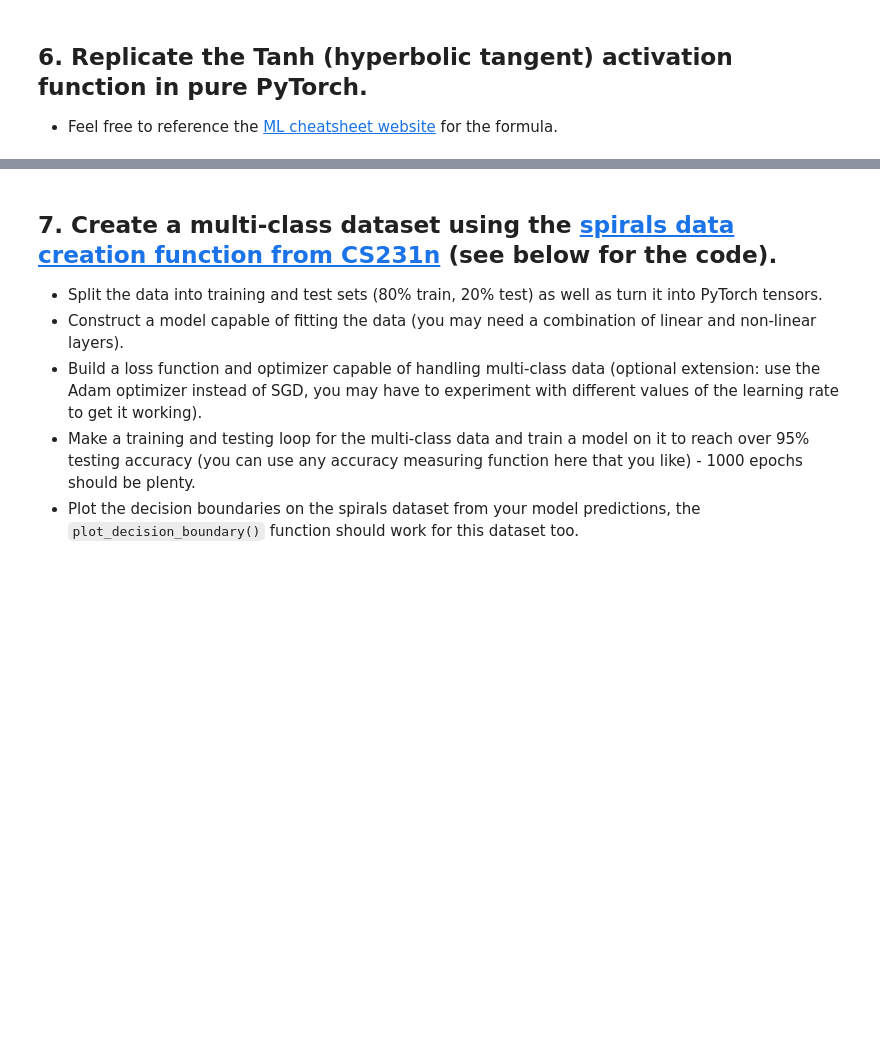
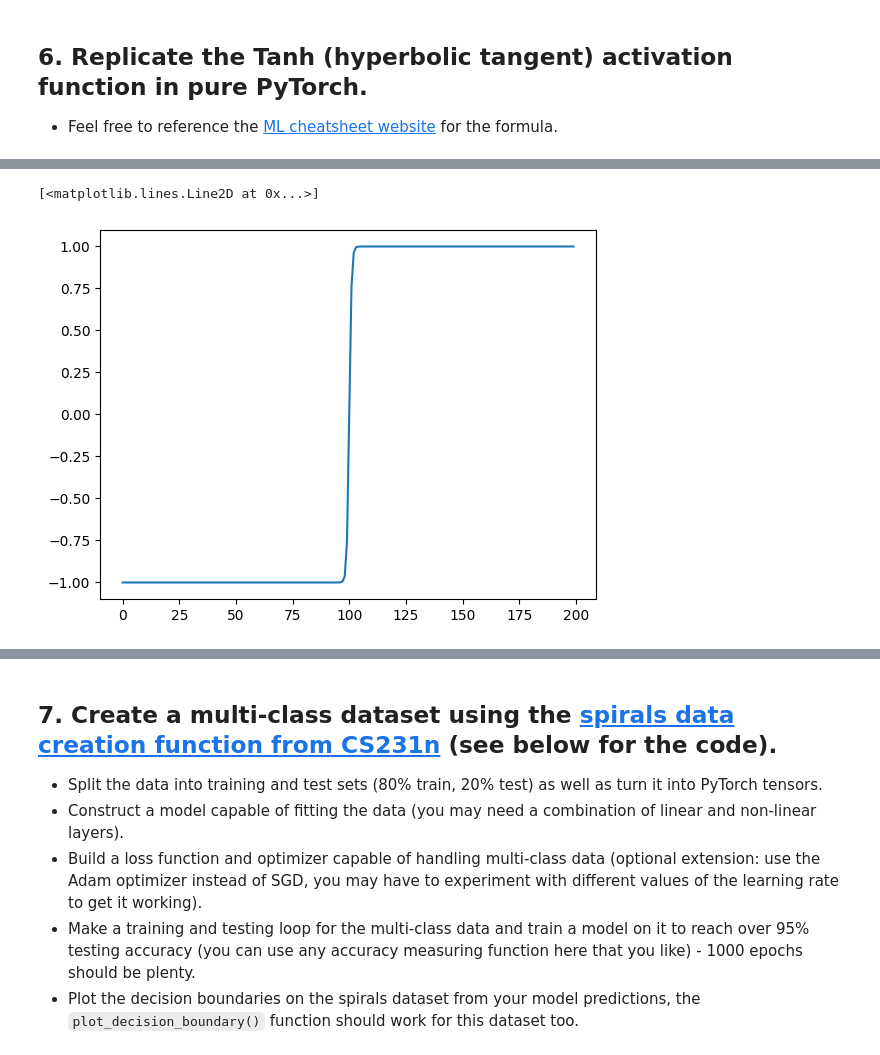
Before and after one commit to sefakurtipek/pytorchTutorials, a Jupyter notebook: 02_pytorch_classification_exercises.ipynb, the cells around one changed output, grey strips where cells are left out. Cells and saved outputs as stored; diff of their text form; code cells hidden in the pictures; blank space fills up the shorter version.

```diff
--- a/02_pytorch_classification_exercises.ipynb
+++ b/02_pytorch_classification_exercises.ipynb
@@ -197,2 +322,6 @@ def plot_decision_boundary(model, X, y):
 # %%
 # Test torch.tanh() on the tensor and plot it
+plt.plot(torch.tanh(tensor_A))
+# %% [output]
+[<matplotlib.lines.Line2D at 0x...>]
+[figure, added]
```
Also changed, not shown: parts of 30 cells of this notebook.
